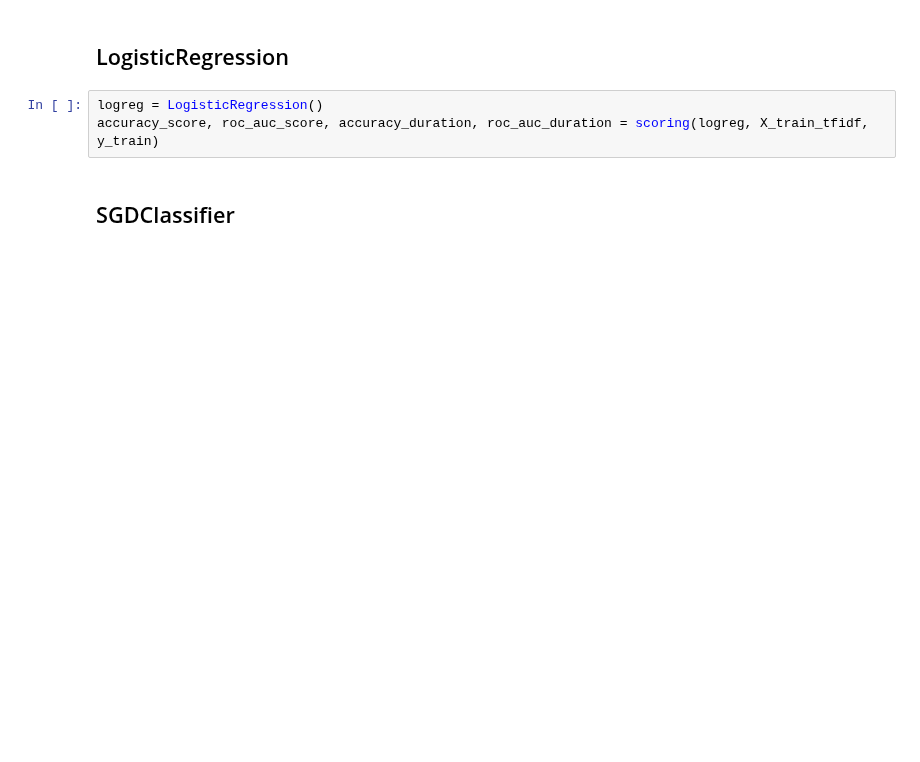
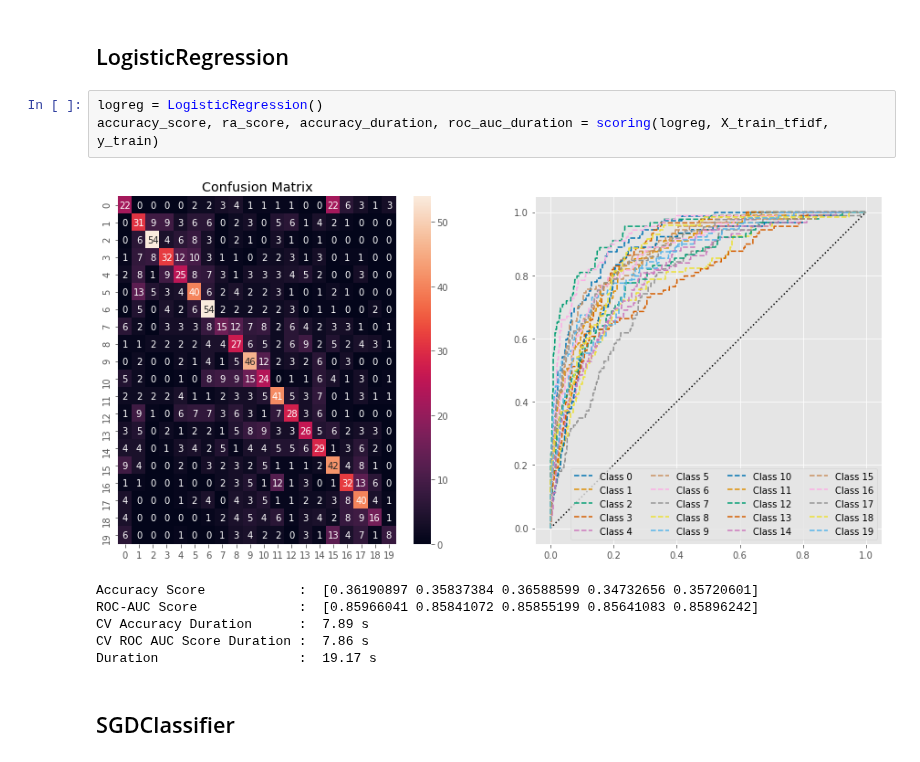
Before and after one commit to agusrichard/data-science-learning-projects, a Jupyter notebook: News Groups/20_newsgroups.ipynb, the cells around one changed output. Cells and saved outputs as stored; diff of their text form; blank space fills up the shorter version.

```diff
--- a/News Groups/20_newsgroups.ipynb
+++ b/News Groups/20_newsgroups.ipynb
@@ -633,7 +645,14 @@ Duration                  :  12.30 s
 ## LogisticRegression
 # %%
 logreg = LogisticRegression()
-accuracy_score, roc_auc_score, accuracy_duration, roc_auc_duration = scoring(logreg, X_train_tfidf, y_train)
+accuracy_score, ra_score, accuracy_duration, roc_auc_duration = scoring(logreg, X_train_tfidf, y_train)
+# %% [output]
+[figure, added]
+Accuracy Score            :  [0.36190897 0.35837384 0.36588599 0.34732656 0.35720601]
+ROC-AUC Score             :  [0.85966041 0.85841072 0.85855199 0.85641083 0.85896242]
+CV Accuracy Duration      :  7.89 s
+CV ROC AUC Score Duration :  7.86 s
+Duration                  :  19.17 s
 # %% [markdown]
 ## SGDClassifier
 # %%
```
Also changed, not shown: parts of 13 cells of this notebook.
